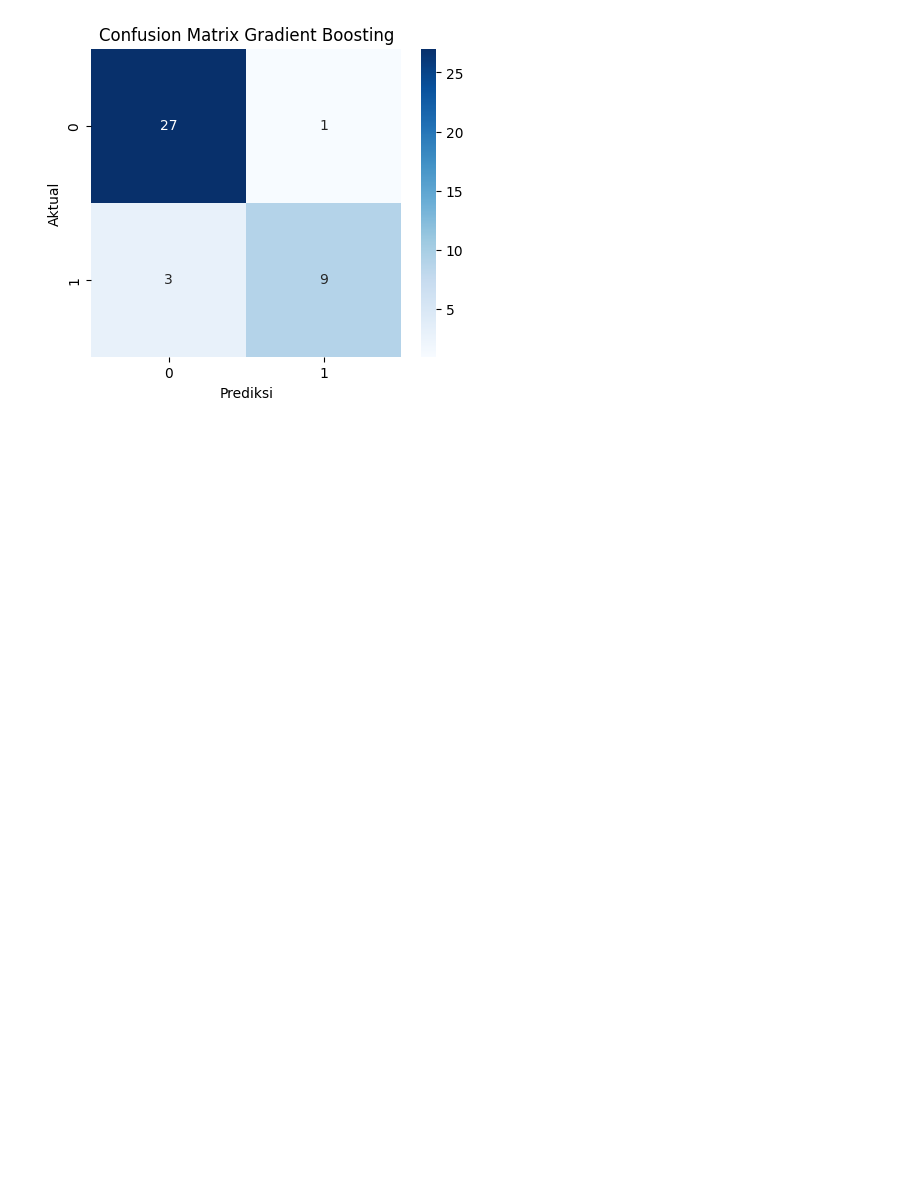
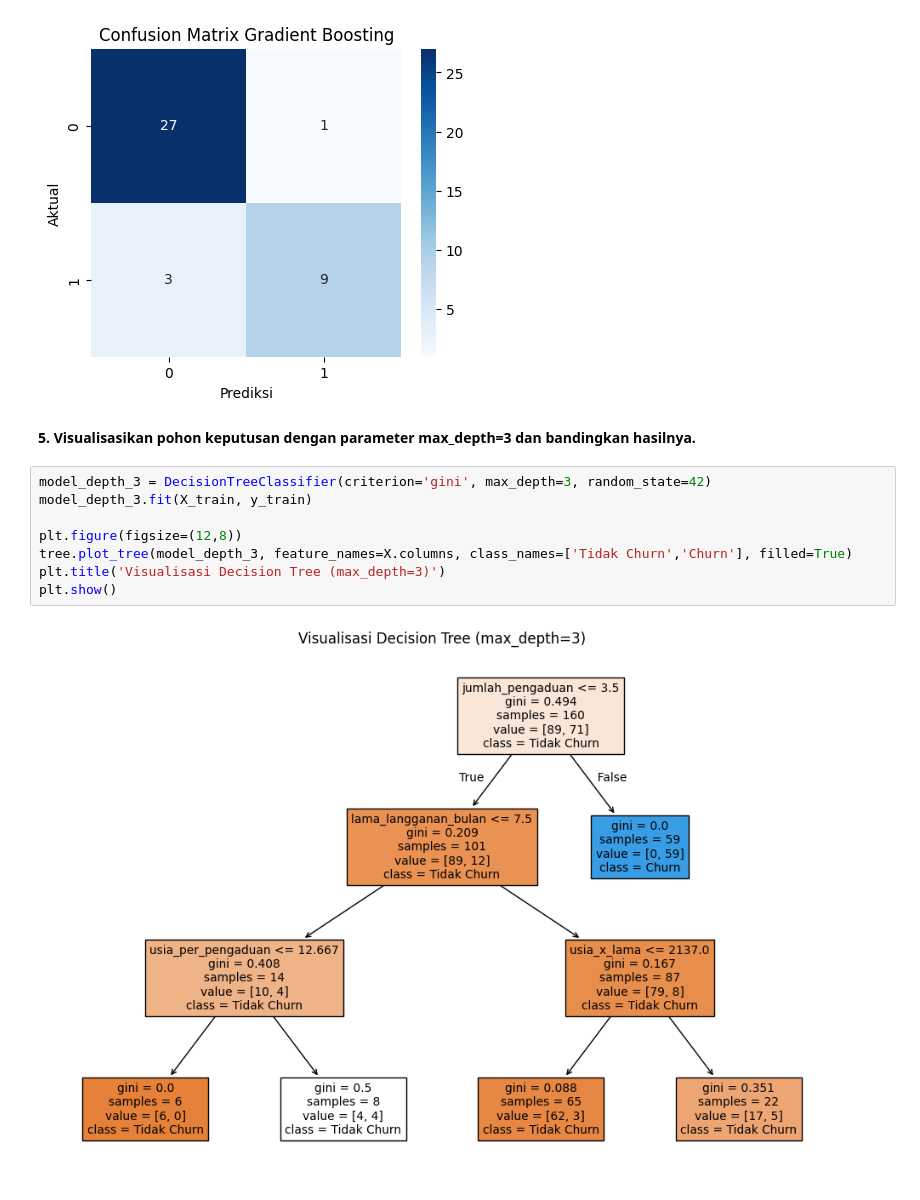
Before and after one commit to dindahanifa/mechine_learning, a Jupyter notebook: Prediksi_Churn.ipynb, the cells around one changed output. Cells and saved outputs as stored; diff of their text form; blank space fills up the shorter version.

```diff
--- a/Prediksi_Churn.ipynb
+++ b/Prediksi_Churn.ipynb
@@ -401,3 +398,15 @@ plt.title('Confusion Matrix Gradient Boosting')
 plt.show()
 # %% [output]
 [figure]
+# %% [markdown]
+**5. Visualisasikan pohon keputusan dengan parameter max_depth=3 dan bandingkan hasilnya.**
+# %%
+model_depth_3 = DecisionTreeClassifier(criterion='gini', max_depth=3, random_state=42)
+model_depth_3.fit(X_train, y_train)
+
+plt.figure(figsize=(12,8))
+tree.plot_tree(model_depth_3, feature_names=X.columns, class_names=['Tidak Churn','Churn'], filled=True)
+plt.title('Visualisasi Decision Tree (max_depth=3)')
+plt.show()
+# %% [output]
+[figure, added]
```
Also changed, not shown: parts of 4 cells of this notebook.
